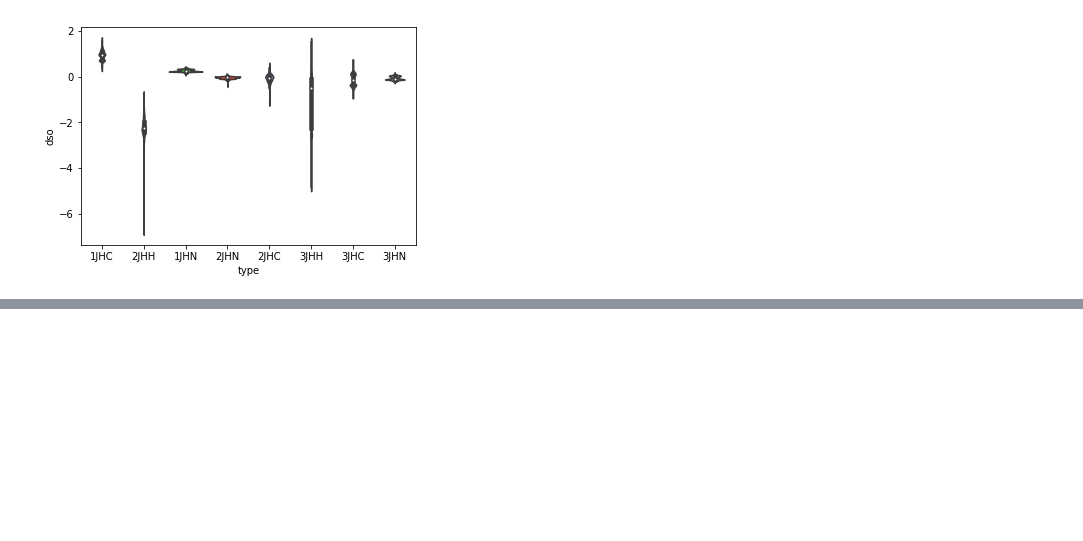
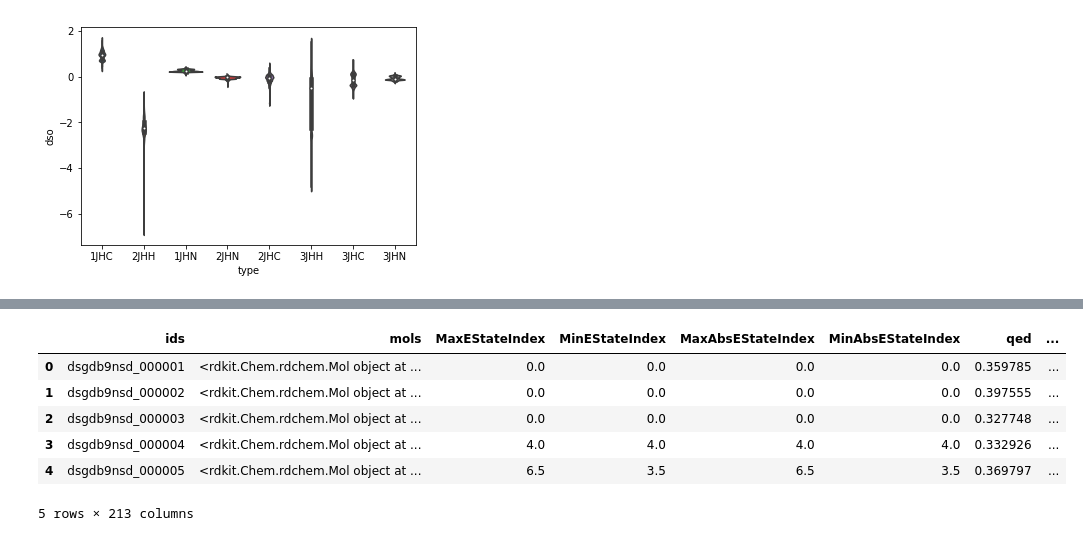
Before and after one commit to ykskks/Kaggle-Predicting-Molecular-Properties, a Jupyter notebook: notebooks/first_eda.ipynb, the cells around one changed output, grey strips where cells are left out. Saved outputs shown, nothing was run; the diff lists cells and outputs as text; code cells hidden in the pictures; blank space fills up the shorter version.

```diff
--- a/notebooks/first_eda.ipynb
+++ b/notebooks/first_eda.ipynb
@@ -165,0 +171,10 @@ sns.violinplot(x='type', y='dso', data=scalar)
+# %%
+rdkit_desc_df.head()
+# %% [output]
+|  | ids | mols | MaxEStateIndex | MinEStateIndex | MaxAbsEStateIndex | MinAbsEStateIndex | qed | ... |
+| 0 | dsgdb9nsd_000001 | <rdkit.Chem.rdchem.Mol object at ... | 0.0 | 0.0 | 0.0 | 0.0 | 0.359785 | ... |
+| 1 | dsgdb9nsd_000002 | <rdkit.Chem.rdchem.Mol object at ... | 0.0 | 0.0 | 0.0 | 0.0 | 0.397555 | ... |
+| 2 | dsgdb9nsd_000003 | <rdkit.Chem.rdchem.Mol object at ... | 0.0 | 0.0 | 0.0 | 0.0 | 0.327748 | ... |
+| 3 | dsgdb9nsd_000004 | <rdkit.Chem.rdchem.Mol object at ... | 4.0 | 4.0 | 4.0 | 4.0 | 0.332926 | ... |
+| 4 | dsgdb9nsd_000005 | <rdkit.Chem.rdchem.Mol object at ... | 6.5 | 3.5 | 6.5 | 3.5 | 0.369797 | ... |
+5 rows × 213 columns
```
Also changed, not shown: parts of 33 cells of this notebook.
